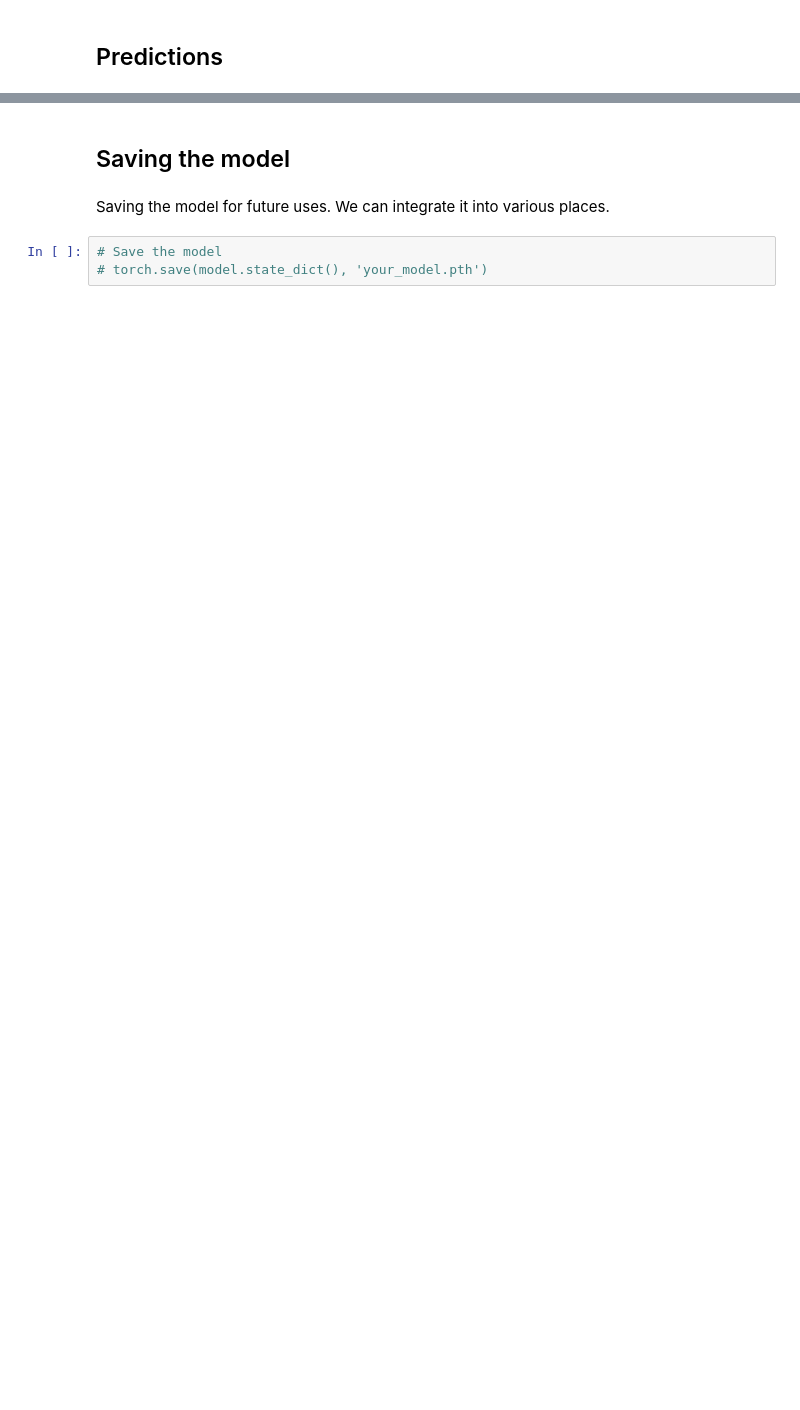
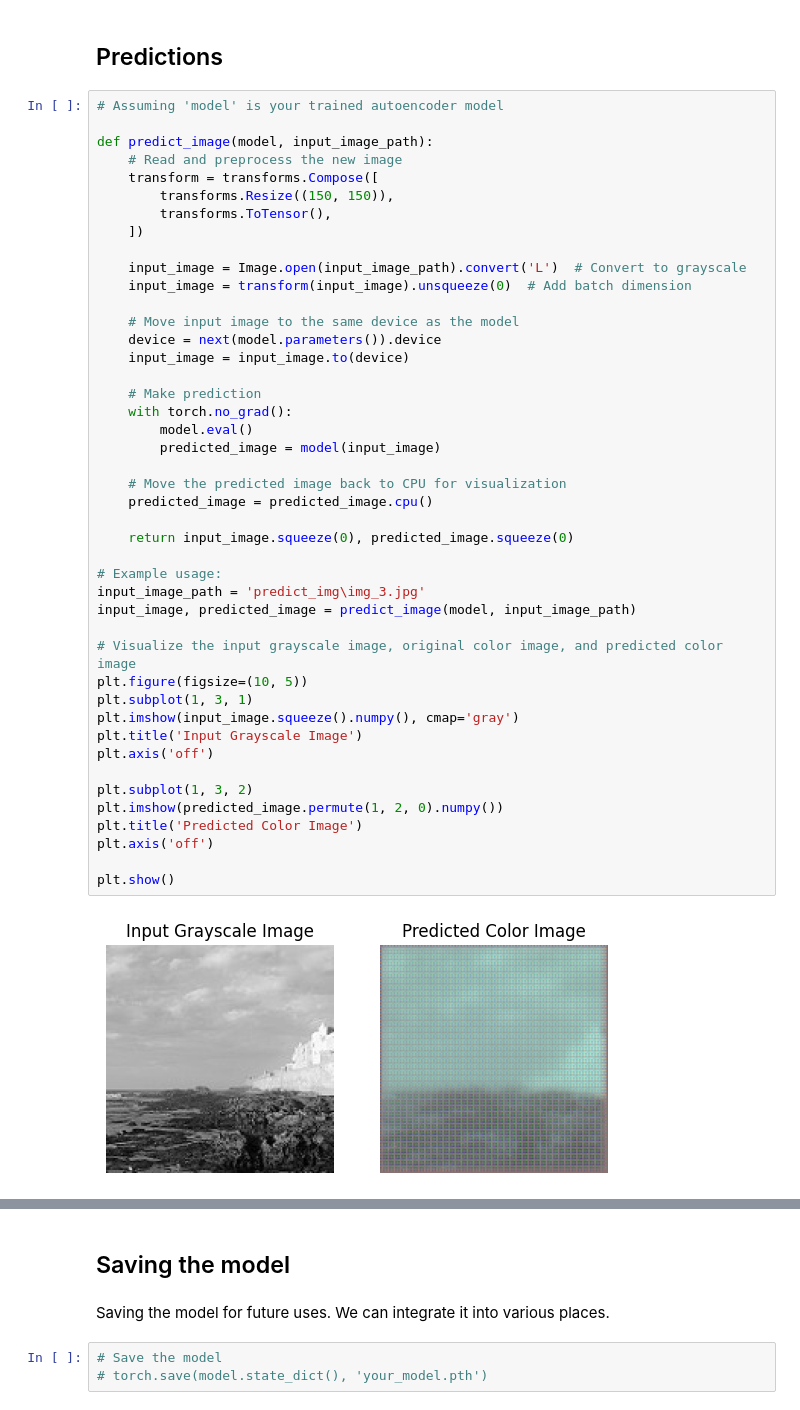
Before and after one commit to suraj-k-s/ImageColorizationUsingAutoencoders, a Jupyter notebook: main.ipynb, the cells around one changed output, grey strips where cells are left out. Cells and saved outputs as stored; diff of their text form; blank space fills up the shorter version.

```diff
--- a/main.ipynb
+++ b/main.ipynb
@@ -292,5 +380,51 @@ IndexError: index 4 is out of bounds for dimension 0 with size 4
 # %% [markdown]
 ## Predictions
+# %%
+# Assuming 'model' is your trained autoencoder model
+
+def predict_image(model, input_image_path):
+    # Read and preprocess the new image
+    transform = transforms.Compose([
+        transforms.Resize((150, 150)),
+        transforms.ToTensor(),
+    ])
+
+    input_image = Image.open(input_image_path).convert('L')  # Convert to grayscale
+    input_image = transform(input_image).unsqueeze(0)  # Add batch dimension
+
+    # Move input image to the same device as the model
+    device = next(model.parameters()).device
+    input_image = input_image.to(device)
+
+    # Make prediction
+    with torch.no_grad():
+        model.eval()
+        predicted_image = model(input_image)
+
+    # Move the predicted image back to CPU for visualization
+    predicted_image = predicted_image.cpu()
+
+    return input_image.squeeze(0), predicted_image.squeeze(0)
+
+# Example usage:
+input_image_path = 'predict_img\img_3.jpg'
+input_image, predicted_image = predict_image(model, input_image_path)
+
+# Visualize the input grayscale image, original color image, and predicted color image
+plt.figure(figsize=(10, 5))
+plt.subplot(1, 3, 1)
+plt.imshow(input_image.squeeze().numpy(), cmap='gray')
+plt.title('Input Grayscale Image')
+plt.axis('off')
+
+plt.subplot(1, 3, 2)
+plt.imshow(predicted_image.permute(1, 2, 0).numpy())
+plt.title('Predicted Color Image')
+plt.axis('off')
+
+plt.show()
+# %% [output]
+[figure, added]
 # %%
 import torch
 from torchvision import transforms
```
Also changed, not shown: parts of 10 cells of this notebook, 4 other files.
